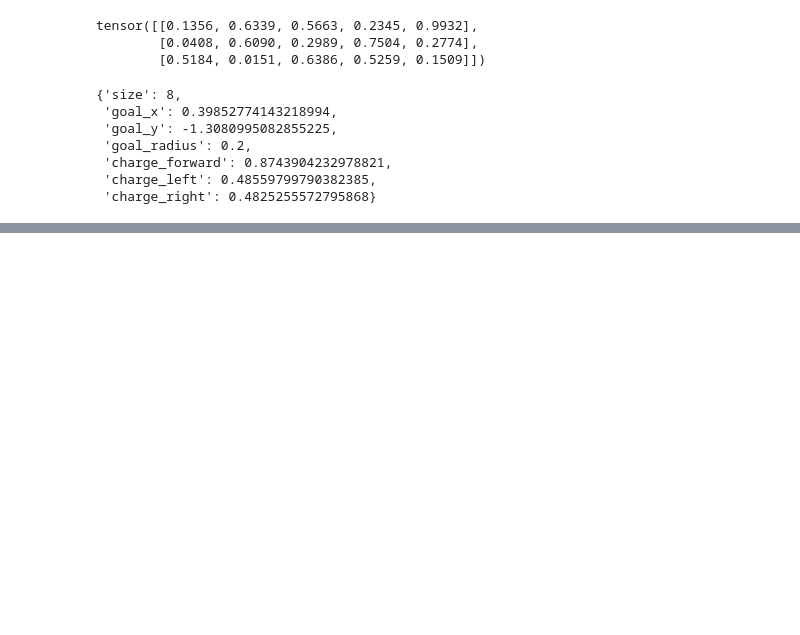
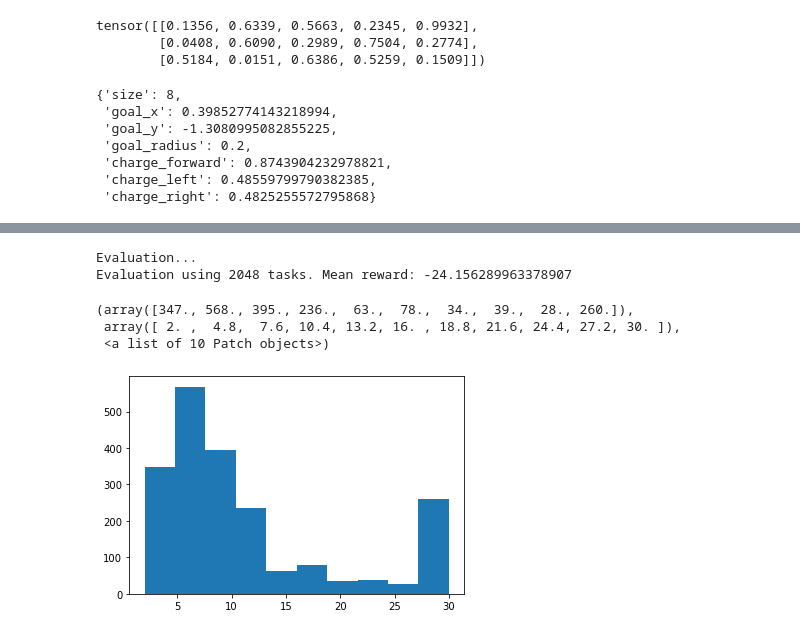
Before and after one commit to riccardopoiani/trio-non-stationary-meta-rl, a Jupyter notebook: notebooks/Shmem.ipynb, the cells around one changed output, grey strips where cells are left out. Drawn from its saved outputs; the diff is of its cells as text; code cells hidden in the pictures; blank space fills up the shorter version.

```diff
--- a/notebooks/Shmem.ipynb
+++ b/notebooks/Shmem.ipynb
@@ -708,0 +709,24 @@ env.state = (0., 0., 0.)
+# %%
+import numpy as np
+from gym import spaces
+import torch
+import os
+from learner.ours import OursAgent
+from task.gridworld_task_generator import GridWorldTaskGenerator
+import gym_sin
+import matplotlib.pyplot as plt
+
+size = 8
+goal_radius = 0.5
+prior_goal_std_min = 0.001
+prior_goal_std_max = 0.1
+prior_charge_std_min = 0.001
+prior_charge_std_max = 0.1
+latent_dim = 5
+
+task_generator = GridWorldTaskGenerator(size=size,
+                                            goal_radius=goal_radius,
+                                            prior_goal_std_min=prior_goal_std_min,
+                                            prior_goal_std_max=prior_goal_std_max,
+                                            prior_charge_std_min=prior_charge_std_min,
+                                            prior_charge_std_max=prior_charge_std_max)
@@ -708,0 +803,16 @@ env.state = (0., 0., 0.)
+# %%
+_, infos, bad_goals  =agent.evaluate_debug(2048, task_generator,".", 0,True,'gridworld-v0')
+# %% [output]
+Evaluation...
+Evaluation using 2048 tasks. Mean reward: -24.156289963378907
+# %%
+l_list = [elem['l'] for elem in infos]
+r_list = [elem['r'] for elem in infos]
+# %%
+t = np.array(l_list)
+plt.hist(t)
+# %% [output]
+(array([347., 568., 395., 236.,  63.,  78.,  34.,  39.,  28., 260.]),
+ array([ 2. ,  4.8,  7.6, 10.4, 13.2, 16. , 18.8, 21.6, 24.4, 27.2, 30. ]),
+ <a list of 10 Patch objects>)
+[figure, added]
```
Also changed, not shown: parts of 87 cells of this notebook, 46 other files.
